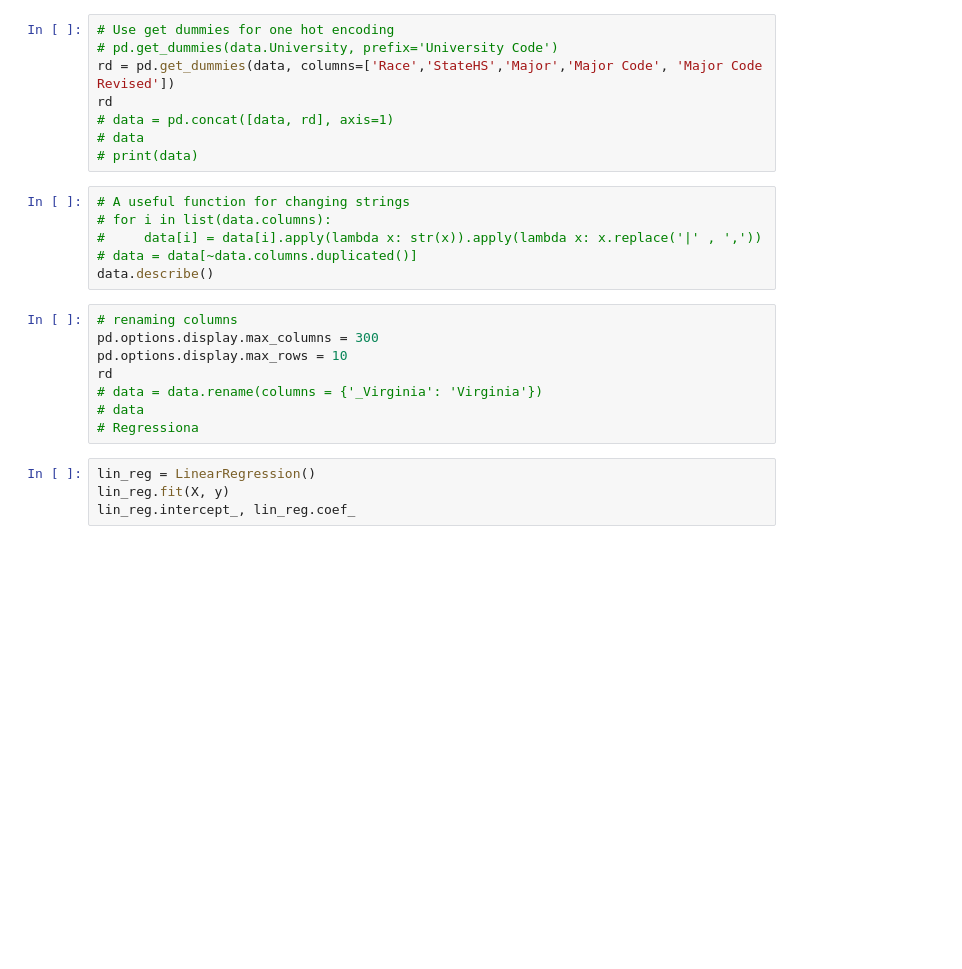
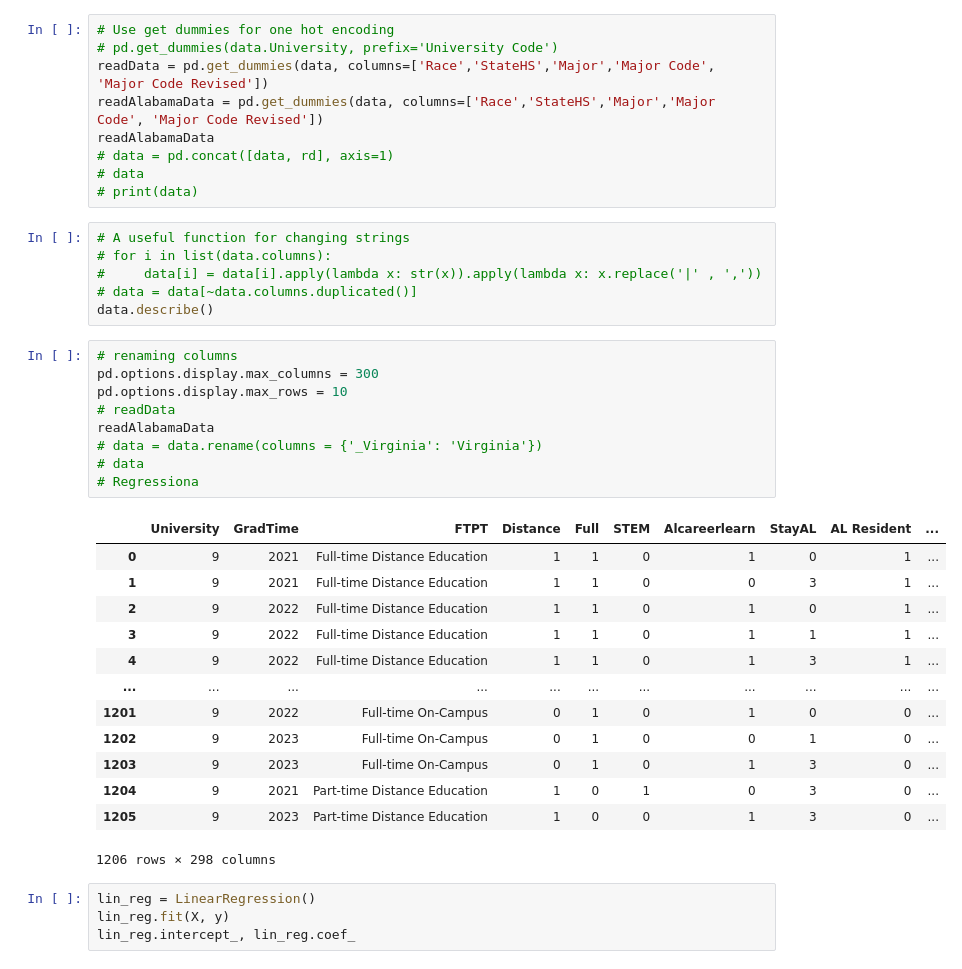
Before and after one commit to MCDC-Team-4/retain-alabama, a Jupyter notebook: team-juypter-notebooks/testing.ipynb, the cells around one changed output. Drawn from its saved outputs; the diff is of its cells as text; blank space fills up the shorter version.

Commit message:
Alabama Data

```diff
--- a/team-juypter-notebooks/testing.ipynb
+++ b/team-juypter-notebooks/testing.ipynb
@@ -33,8 +35,9 @@ data = data.replace(np.NAN, 0)
 # %%
 # Use get dummies for one hot encoding
 # pd.get_dummies(data.University, prefix='University Code')
-rd = pd.get_dummies(data, columns=['Race','StateHS','Major','Major Code', 'Major Code Revised'])
-rd
+readData = pd.get_dummies(data, columns=['Race','StateHS','Major','Major Code', 'Major Code Revised'])
+readAlabamaData = pd.get_dummies(data, columns=['Race','StateHS','Major','Major Code', 'Major Code Revised'])
+readAlabamaData
 # data = pd.concat([data, rd], axis=1)
 # data
 # print(data)
@@ -47,11 +50,26 @@ data.describe()
 # %%
 # renaming columns
 pd.options.display.max_columns = 300
 pd.options.display.max_rows = 10
-rd
+# readData
+readAlabamaData
 # data = data.rename(columns = {'_Virginia': 'Virginia'})
 # data
 # Regressiona
+# %% [output]
+|  | University | GradTime | FTPT | Distance | Full | STEM | Alcareerlearn | StayAL | AL Resident | ... |
+| 0 | 9 | 2021 | Full-time Distance Education | 1 | 1 | 0 | 1 | 0 | 1 | ... |
+| 1 | 9 | 2021 | Full-time Distance Education | 1 | 1 | 0 | 0 | 3 | 1 | ... |
+| 2 | 9 | 2022 | Full-time Distance Education | 1 | 1 | 0 | 1 | 0 | 1 | ... |
+| 3 | 9 | 2022 | Full-time Distance Education | 1 | 1 | 0 | 1 | 1 | 1 | ... |
+| 4 | 9 | 2022 | Full-time Distance Education | 1 | 1 | 0 | 1 | 3 | 1 | ... |
+| ... | ... | ... | ... | ... | ... | ... | ... | ... | ... | ... |
+| 1201 | 9 | 2022 | Full-time On-Campus | 0 | 1 | 0 | 1 | 0 | 0 | ... |
+| 1202 | 9 | 2023 | Full-time On-Campus | 0 | 1 | 0 | 0 | 1 | 0 | ... |
+| 1203 | 9 | 2023 | Full-time On-Campus | 0 | 1 | 0 | 1 | 3 | 0 | ... |
+| 1204 | 9 | 2021 | Part-time Distance Education | 1 | 0 | 1 | 0 | 3 | 0 | ... |
+| 1205 | 9 | 2023 | Part-time Distance Education | 1 | 0 | 0 | 1 | 3 | 0 | ... |
+1206 rows × 298 columns
 # %%
 lin_reg = LinearRegression()
 lin_reg.fit(X, y)
```
Also changed, not shown: parts of 2 cells of this notebook, 1 other file.
